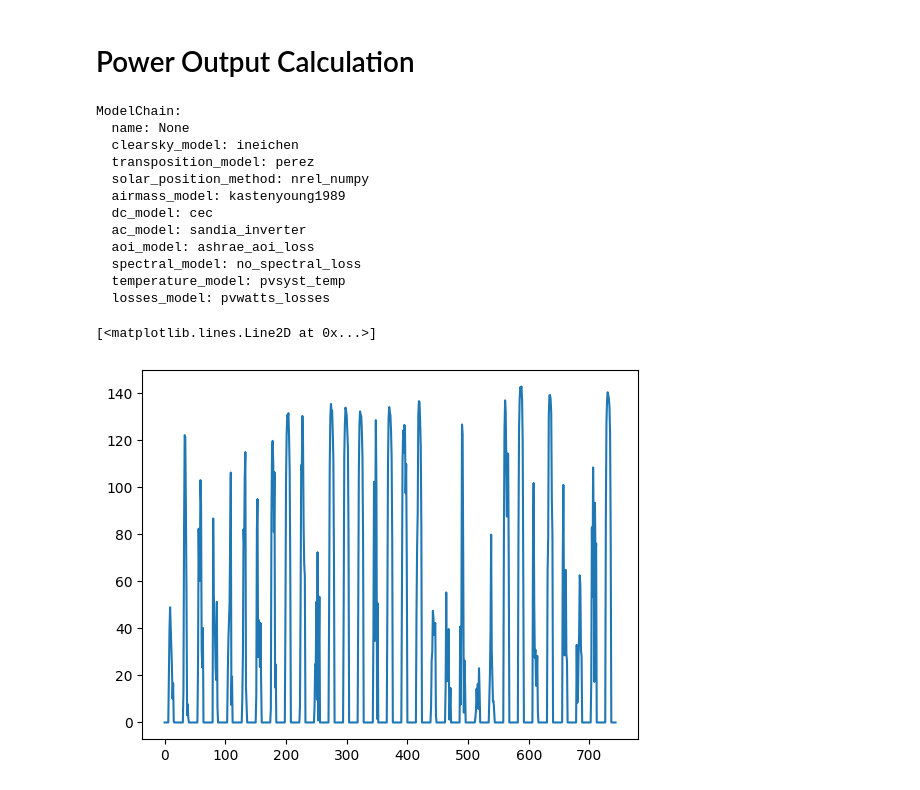
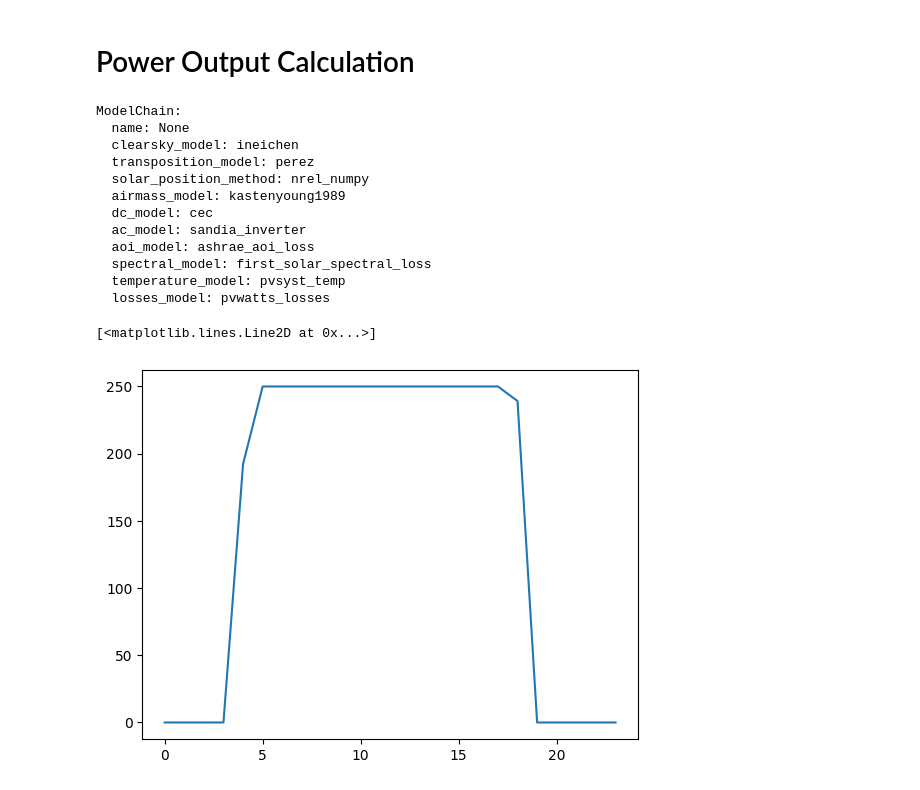
Before and after one commit to federico-debe/notes-on-pvlib, a Jupyter notebook: 01_pvsyst_weather_data.ipynb, the cells around one changed output. Cells and saved outputs as stored; diff of their text form; code cells hidden in the pictures.

Commit message:
n_series, n_strings

```diff
--- a/01_pvsyst_weather_data.ipynb
+++ b/01_pvsyst_weather_data.ipynb
@@ -183,6 +225,7 @@ if TRACKING_TYPE == 'single_axis':
         gcr=GCR,
         backtrack=BACKTRACK,
         max_angle=MAX_ANGLE,
+        axis_tilt=AXIS_TILT,
         axis_azimuth=AXIS_AZIMUTH
     )
     array = pvlib.pvsystem.Array(
@@ -190,13 +233,14 @@ if TRACKING_TYPE == 'single_axis':
         module_parameters=module,
         # modules_per_string=modules_per_string,
         temperature_model_parameters=temperature_model_parameters,
+        surface_type='concrete',
+        strings=6,
+        modules_per_string=8
         # strings=strings_per_inverter
     )
     system = pvlib.pvsystem.PVSystem(
         array,
-        inverter_parameters=inverter,
-        albedo=0.2,
-        # losses_parameters=losses_parameters
+        inverter_parameters=inverter
     )
 # %%
 from models.pv_custom.dual_axis_tracker_mount import DualAxisTrackerMount
@@ -206,39 +250,27 @@ if TRACKING_TYPE == 'two_axis':
     array = pvlib.pvsystem.Array(
         mount=DualAxisTrackerMount(),
         module_parameters=module,
-        temperature_model_parameters=temperature_model_parameters
+        temperature_model_parameters=temperature_model_parameters,
+        surface_type='concrete',
+        strings=6,
+        modules_per_string=8
     )
     system = pvlib.pvsystem.PVSystem(
         array,
-        module_parameters=module,
-        inverter_parameters=inverter,
-        albedo=0.2,
+        inverter_parameters=inverter
     )
 # %% [markdown]
 # Power Output Calculation
 # %%
-if TRACKING_TYPE == "fixed":
-    system = pvlib.pvsystem.PVSystem(
-        surface_tilt=FIXED_TILT,
-        surface_azimuth=FIXED_AZIMUTH,
-        module_parameters=module,
-        inverter_parameters=inverter,
-        temperature_model_parameters=temperature_model_parameters,
-        racking_model=RACKING_MODEL,
-        albedo=0.2,
-    )
-
-
 mc_kwargs = dict(
     aoi_model='ashrae',        # closer to many PVSyst projects
-    spectral_model='no_loss',
+    spectral_model='first_solar',
     temperature_model='pvsyst',
     transposition_model='perez',
     losses_model='pvwatts',
 )
 orientation_strategy = None
-if TRACKING_TYPE == "two_axis":
-    orientation_strategy = 'two-axis'
+
 mc = pvlib.modelchain.ModelChain(
     system,
     loc,
@@ -257,13 +289,13 @@ ModelChain:
   dc_model: cec
   ac_model: sandia_inverter
   aoi_model: ashrae_aoi_loss
-  spectral_model: no_spectral_loss
+  spectral_model: first_solar_spectral_loss
   temperature_model: pvsyst_temp
   losses_model: pvwatts_losses
 # %%
 import matplotlib.pyplot as plt
 
-plt.plot(mc.results.ac.values[0:744])
+plt.plot(mc.results.ac.values[24*174:24*175])
 # %% [output]
 [<matplotlib.lines.Line2D at 0x...>]
-[figure, old version]
+[figure, new version]
```
Also changed, not shown: parts of 6 cells of this notebook, 2 other files.
